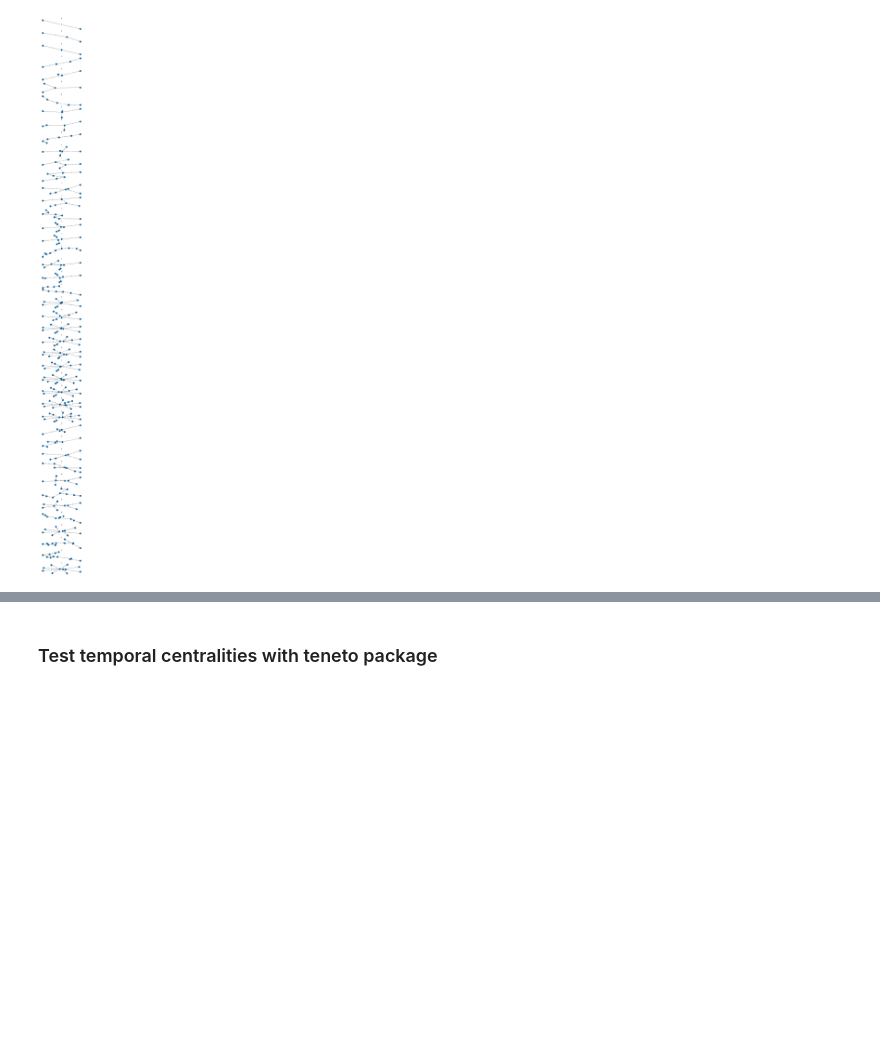
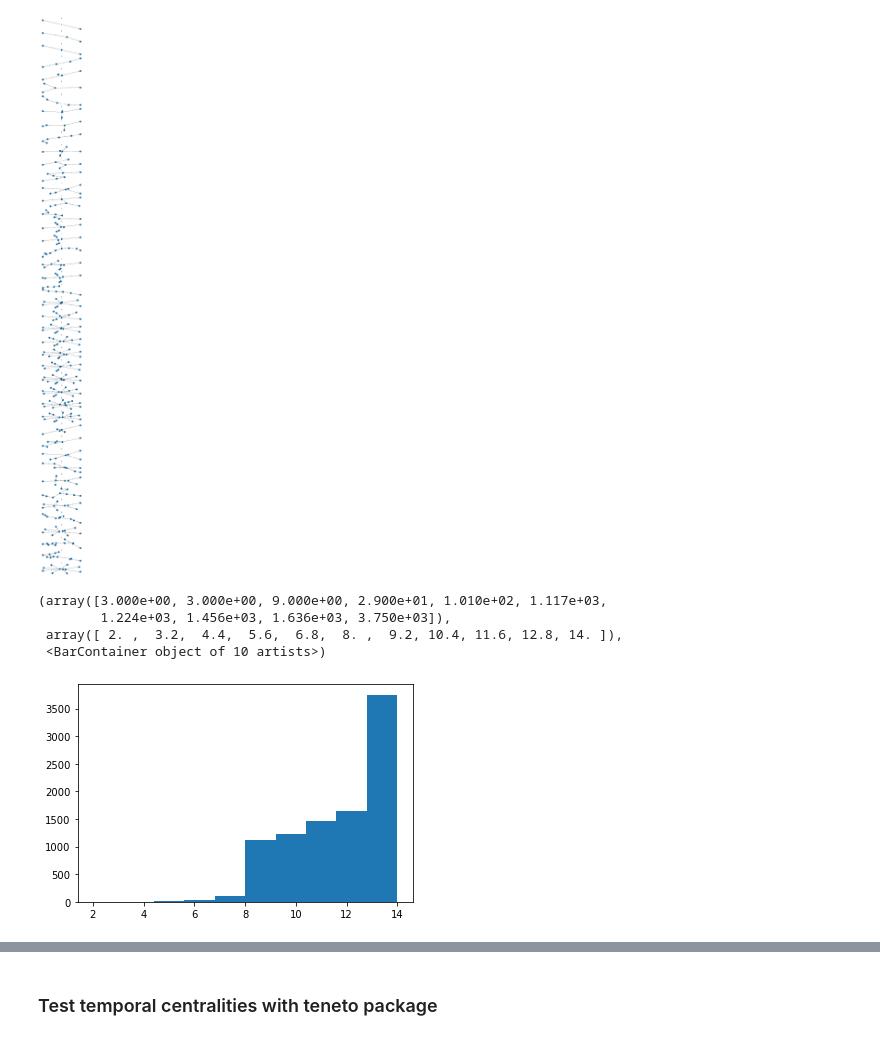
Before and after one commit to hpi-sam/Spatio-Temporal-Graphs, a Jupyter notebook: src/anomalies_v2.ipynb, the cells around one changed output, grey strips where cells are left out. Saved outputs shown, nothing was run; the diff lists cells and outputs as text; code cells hidden in the pictures; blank space fills up the shorter version.

Commit message:
basic histograms of apg sizes

```diff
--- a/src/anomalies_v2.ipynb
+++ b/src/anomalies_v2.ipynb
@@ -101,3 +101,13 @@ for i, subgraph in enumerate(read_apg[:44]):
     nx.draw_networkx_edge_labels(subgraph, nx.spring_layout(subgraph, seed=7), edge_labels, ax=axes[i])
 # %% [output]
 [figure]
+# %%
+subgraph_nodes = [len(sg.nodes) for sg in read_apg]
+# %%
+plt.hist(subgraph_nodes)
+# %% [output]
+(array([3.000e+00, 3.000e+00, 9.000e+00, 2.900e+01, 1.010e+02, 1.117e+03,
+        1.224e+03, 1.456e+03, 1.636e+03, 3.750e+03]),
+ array([ 2. ,  3.2,  4.4,  5.6,  6.8,  8. ,  9.2, 10.4, 11.6, 12.8, 14. ]),
+ <BarContainer object of 10 artists>)
+[figure, added]
```
Also changed, not shown: parts of 2 cells of this notebook.
